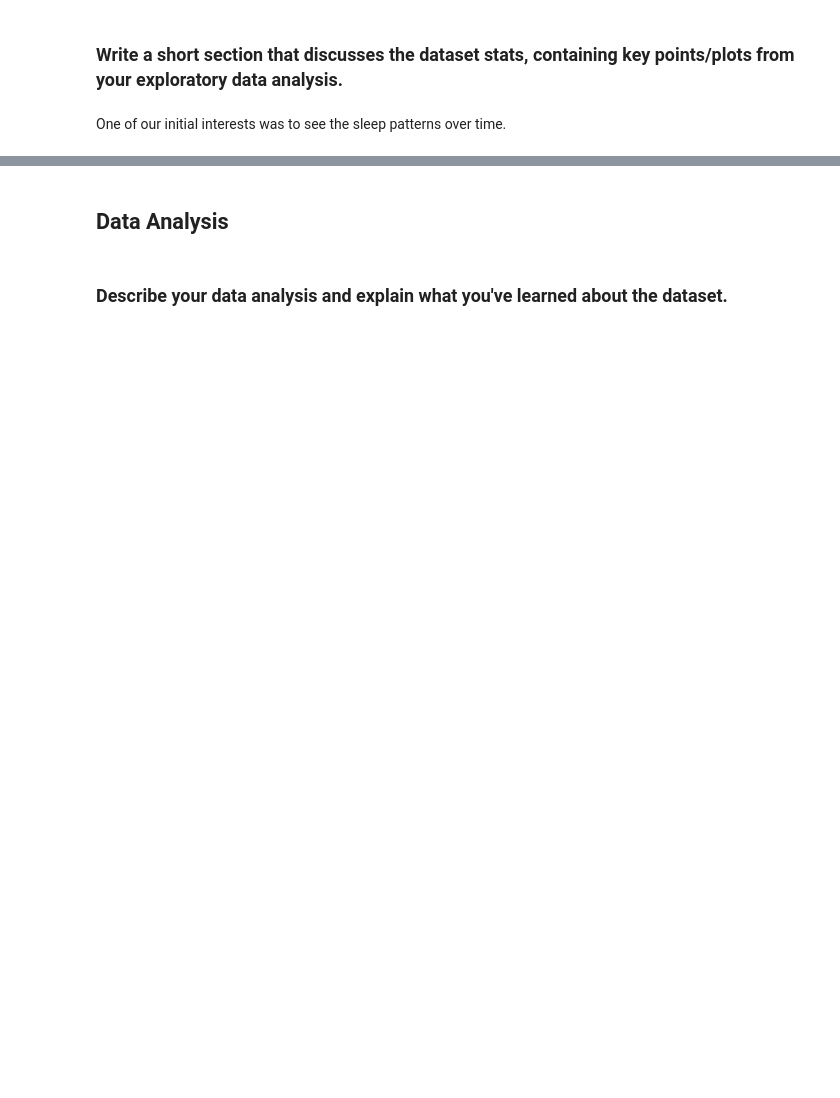
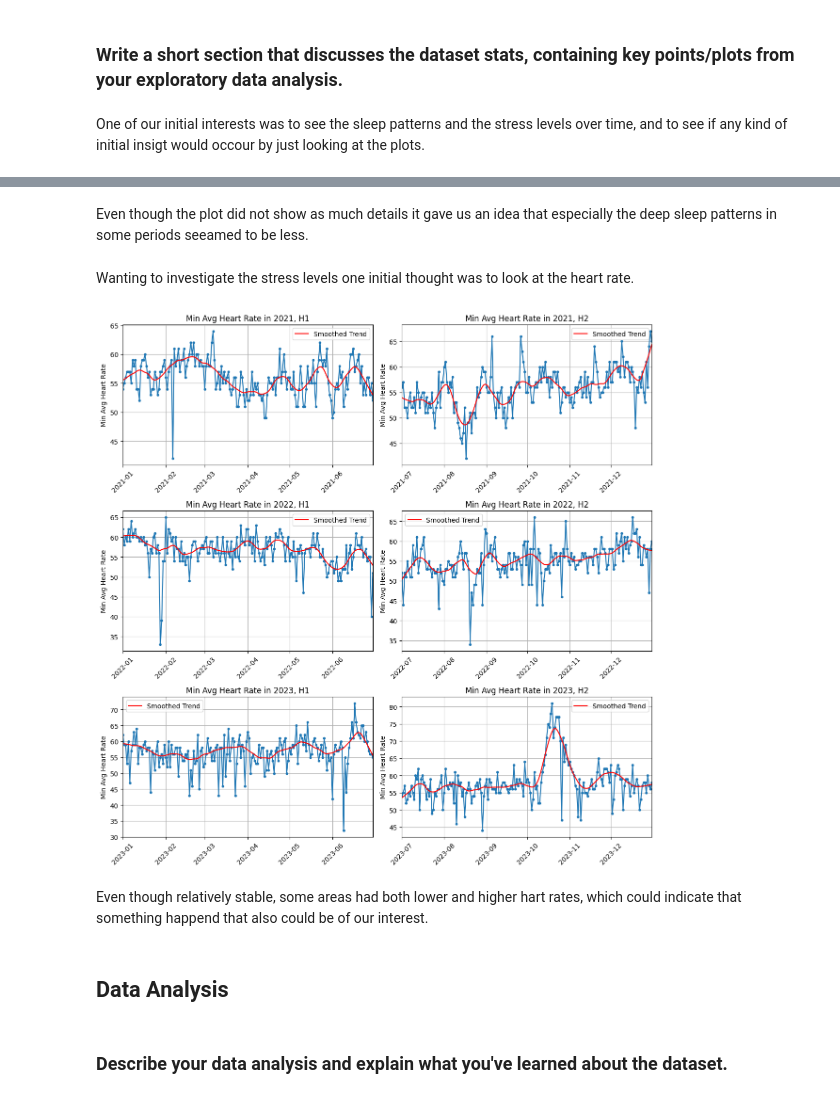
Before and after one commit to cats-and-the-city/explainer, a Jupyter notebook: explaier_notebook.ipynb, the cells around one changed output, grey strips where cells are left out. Saved outputs shown, nothing was run; the diff lists cells and outputs as text; code cells hidden in the pictures; blank space fills up the shorter version.

Commit message:
stress graph added

```diff
--- a/explaier_notebook.ipynb
+++ b/explaier_notebook.ipynb
@@ -130,7 +130,7 @@ focus_df[['bodyBattery']].iat[0,0]['bodyBatteryStatList']
 # %% [markdown]
 ### Write a short section that discusses the dataset stats, containing key points/plots from your exploratory data analysis.
 # %% [markdown]
-One of our initial interests was to see the sleep patterns over time.
+One of our initial interests was to see the sleep patterns and the stress levels over time, and to see if any kind of initial insigt would occour by just looking at the plots.
 # %%
 folder = "DI-Connect-Wellness"
 di_connect_path = os.path.join(garmin_base_dir, "DI_CONNECT", folder)
@@ -204,6 +204,81 @@ show(p)
 [interactive output not drawn]
 [interactive output not drawn]
 [interactive output not drawn]
+# %% [markdown]
+Even though the plot did not show as much details it gave us an idea that especially the deep sleep patterns in some periods seeamed to be less.
+# %% [markdown]
+Wanting to investigate the stress levels one initial thought was to look at the heart rate.
+# %%
+import matplotlib.pyplot as plt
+import pandas as pd
+from statsmodels.nonparametric.smoothers_lowess import lowess
+import matplotlib.dates as mdates
+
+# Assuming 'calendarDate' and 'AverageStressLevel' are in your DataFrame
+focus_df['calendarDate'] = pd.to_datetime(focus_df['calendarDate'])  # Ensure this column is datetime if not already
+
+#only the years of 2021-2023
+focus_df = focus_df[focus_df['calendarDate'] >= '2021-01-01']
+focus_df = focus_df[focus_df['calendarDate'] <= '2023-12-31']
+
+focus_df['year'] = focus_df['calendarDate'].dt.year  # Extract year from date for grouping
+focus_df['half'] = (focus_df['calendarDate'].dt.month - 1) // 6 + 1  # Determine the half of the year
+
+# Prepare subplots
+years = focus_df['year'].unique()
+years.sort()
+halfs = [1, 2]  # Two halves in a year
+fig, axes = plt.subplots(nrows=len(years), ncols=2, figsize=(12, 4 * len(years)))  # One row per year, two columns for each half
+axes = axes.ravel()
+
+plot_index = 0
+for year in years:
+    for half in halfs:
+        ax = axes[plot_index]
+        half_data = focus_df[(focus_df['year'] == year) & (focus_df['half'] == half)]
+
+        if half_data.empty:
+            ax.text(0.5, 0.5, 'No data available', horizontalalignment='center', verticalalignment='center', transform=ax.transAxes)
+            ax.set_title(f"No Data in {year}, H{half}")
+            ax.set_xlim([pd.Timestamp(f'{year}-01-01'), pd.Timestamp(f'{year}-12-31')])
+        else:
+            # Plot raw data as a line plot
+            ax.plot(half_data['calendarDate'], half_data['minAvgHeartRate'], marker='.', linestyle='-')
+
+            # Ensure that the calendarDate is converted to numeric for lowess smoothing
+            numeric_dates = mdates.date2num(half_data['calendarDate'])
+
+            # Lowess smoothing
+            smoothed = lowess(half_data['minAvgHeartRate'], numeric_dates, frac=0.1)
+            ax.plot(mdates.num2date(smoothed[:, 0]), smoothed[:, 1], 'r-', label='Smoothed Trend')
+
+            ax.set_title(f"Min Avg Heart Rate in {year}, H{half}")
+            ax.set_ylabel('Min Avg Heart Rate')
+            ax.grid(True)
+
+            # Set x-axis major locator to month starts and formatter to year-month format
+            ax.xaxis.set_major_locator(mdates.MonthLocator())
+            ax.xaxis.set_major_formatter(mdates.DateFormatter('%Y-%m'))
+
+            # Set x-axis limits based on the half
+            if half == 1:
+                ax.set_xlim([pd.Timestamp(f'{year}-01-01'), pd.Timestamp(f'{year}-06-30')])
+            else:
+                ax.set_xlim([pd.Timestamp(f'{year}-07-01'), pd.Timestamp(f'{year}-12-31')])
+
+            # Rotate date labels
+            plt.setp(ax.get_xticklabels(), rotation=45)
+
+            ax.legend()
+
+        plot_index += 1
+
+plt.tight_layout()
+plt.show()
+# %% [output]
+[figure, added]
+# %% [markdown]
+Even though relatively stable, some areas had both lower and higher hart rates, which could indicate that something happend that also could be of our interest.
 # %% [markdown]
 ## Data Analysis
 # %% [markdown]
```
Also changed, not shown: parts of 14 cells of this notebook, 1 other file.
